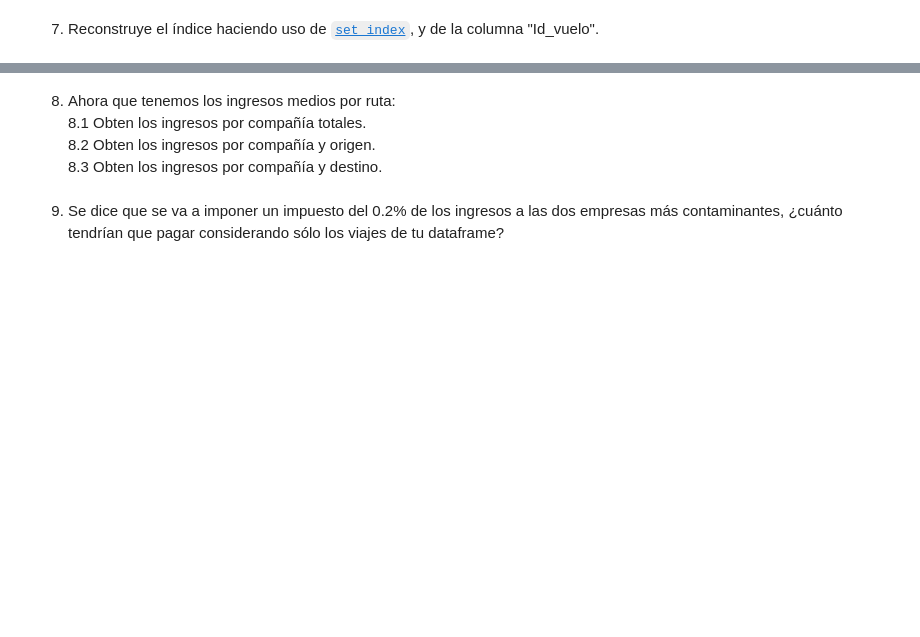
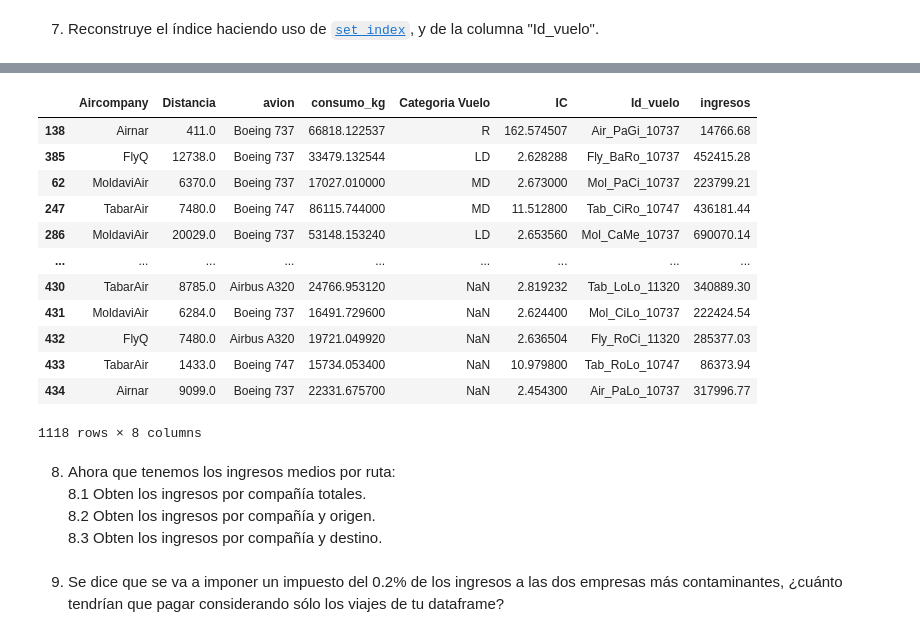
Before and after one commit to JesusGs91/ONLINE_DS_THEBRIDGE_JesusGonzalezSuarez, a Jupyter notebook: Sprint_04/Unidad_02/Practica_Obligatoria/18_Practica_Obligatoria_Pandas_II.ipynb, the cells around one changed output, grey strips where cells are left out. Cells and saved outputs as stored; diff of their text form; code cells hidden in the pictures; blank space fills up the shorter version.

```diff
--- a/Sprint_04/Unidad_02/Practica_Obligatoria/18_Practica_Obligatoria_Pandas_II.ipynb
+++ b/Sprint_04/Unidad_02/Practica_Obligatoria/18_Practica_Obligatoria_Pandas_II.ipynb
@@ -580,3 +639,19 @@ df_final = <tu_dataframe>.merge(df_ingresos, left_index = True, right_on = "Id_v
+# %%
+df_final
+# %% [output]
+|  | Aircompany | Distancia | avion | consumo_kg | Categoria Vuelo | IC | Id_vuelo | ingresos |
+| 138 | Airnar | 411.0 | Boeing 737 | 66818.122537 | R | 162.574507 | Air_PaGi_10737 | 14766.68 |
+| 385 | FlyQ | 12738.0 | Boeing 737 | 33479.132544 | LD | 2.628288 | Fly_BaRo_10737 | 452415.28 |
+| 62 | MoldaviAir | 6370.0 | Boeing 737 | 17027.010000 | MD | 2.673000 | Mol_PaCi_10737 | 223799.21 |
+| 247 | TabarAir | 7480.0 | Boeing 747 | 86115.744000 | MD | 11.512800 | Tab_CiRo_10747 | 436181.44 |
+| 286 | MoldaviAir | 20029.0 | Boeing 737 | 53148.153240 | LD | 2.653560 | Mol_CaMe_10737 | 690070.14 |
+| ... | ... | ... | ... | ... | ... | ... | ... | ... |
+| 430 | TabarAir | 8785.0 | Airbus A320 | 24766.953120 | NaN | 2.819232 | Tab_LoLo_11320 | 340889.30 |
+| 431 | MoldaviAir | 6284.0 | Boeing 737 | 16491.729600 | NaN | 2.624400 | Mol_CiLo_10737 | 222424.54 |
+| 432 | FlyQ | 7480.0 | Airbus A320 | 19721.049920 | NaN | 2.636504 | Fly_RoCi_11320 | 285377.03 |
+| 433 | TabarAir | 1433.0 | Boeing 747 | 15734.053400 | NaN | 10.979800 | Tab_RoLo_10747 | 86373.94 |
+| 434 | Airnar | 9099.0 | Boeing 737 | 22331.675700 | NaN | 2.454300 | Air_PaLo_10737 | 317996.77 |
+1118 rows × 8 columns
 # %% [markdown]
 8. Ahora que tenemos los ingresos medios por ruta:
     8.1 Obten los ingresos por compañía totales.
```
Also changed, not shown: parts of 7 cells of this notebook.
